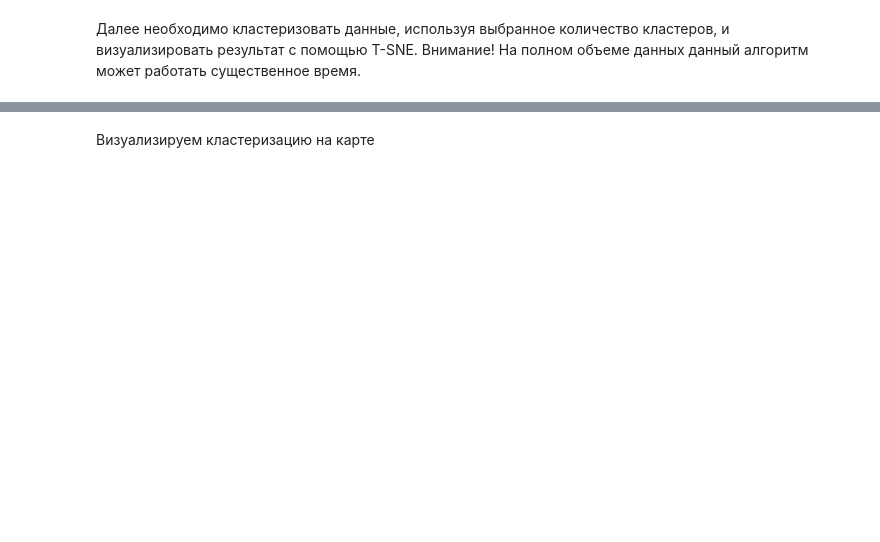
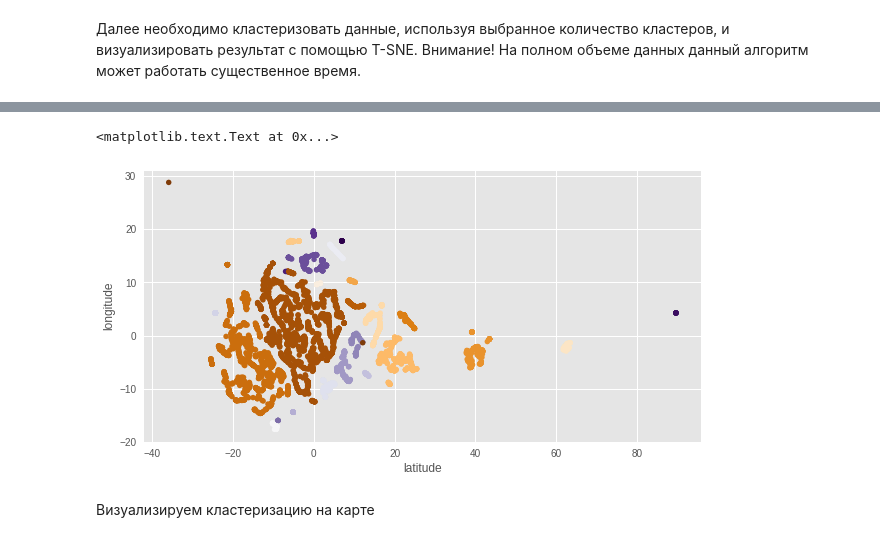
Before and after one commit to vadimpilyugin/hw2-clusters, a Jupyter notebook: hw2-clusters.ipynb, the cells around one changed output, grey strips where cells are left out. Saved outputs shown, nothing was run; the diff lists cells and outputs as text; code cells hidden in the pictures; blank space fills up the shorter version.

```diff
--- a/hw2-clusters.ipynb
+++ b/hw2-clusters.ipynb
@@ -410,3 +344,15 @@ TypeError: __init__() takes exactly 3 arguments (1 given)
+# %%
+
+tsne = sm.TSNE(n_components=2,random_state=600,init='pca')
+data_reduction = tsne.fit_transform(x)
+pl.figure(figsize=(10, 5))
+
+pl.scatter(data_reduction[:, 0], data_reduction[:, 1], c=y, cmap=pl.cm.PuOr, lw=0, s=30)
+pl.xlabel('latitude')
+pl.ylabel('longitude')
+# %% [output]
+<matplotlib.text.Text at 0x...>
+[figure, added]
 # %% [markdown]
 Визуализируем кластеризацию на карте
 # %%
```
Also changed, not shown: parts of 21 cells of this notebook.
